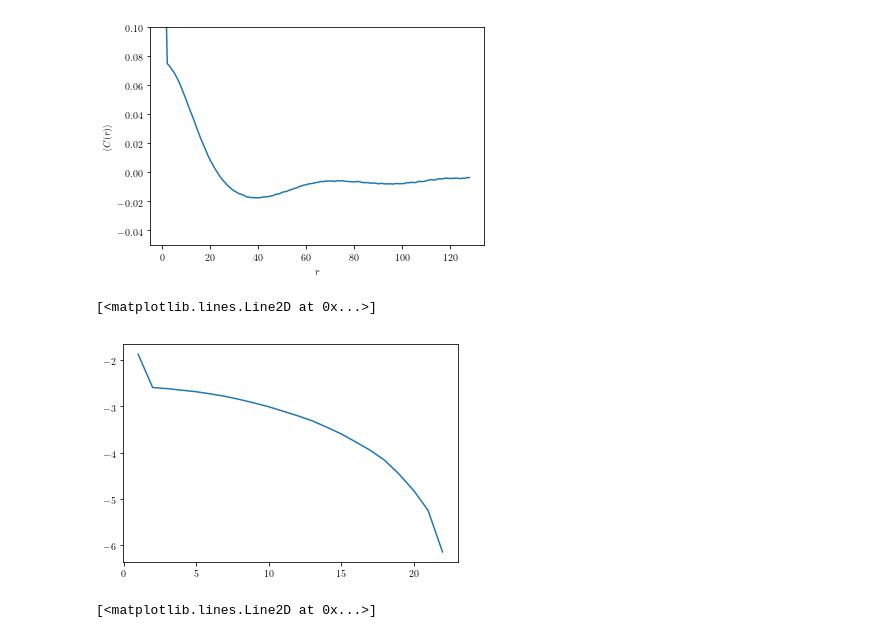
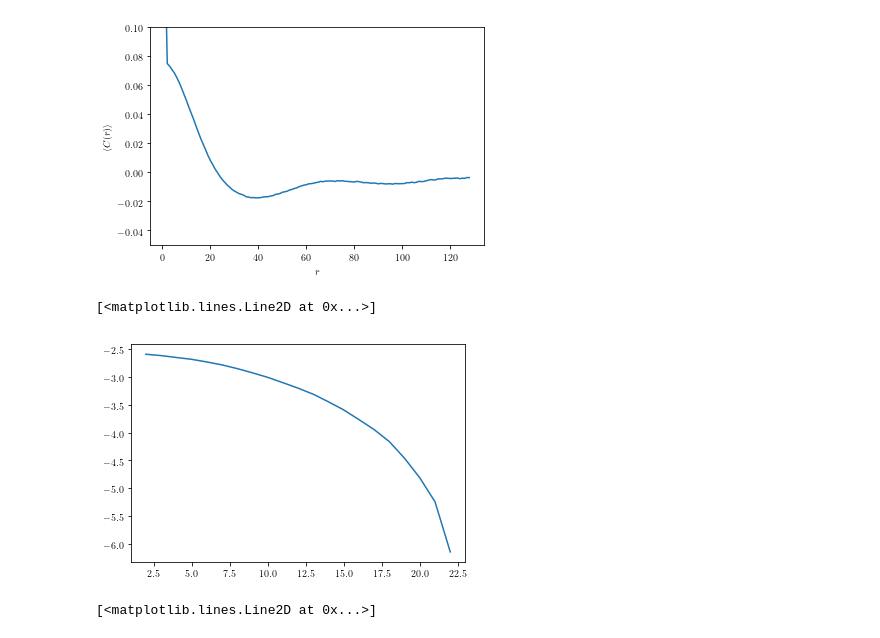
Before and after one commit to mlazarn/Summer18Research, a Jupyter notebook: MonteCarloSim/Untitled.ipynb, the cells around one changed output. Cells and saved outputs as stored; diff of their text form; code cells hidden in the pictures.

```diff
--- a/MonteCarloSim/Untitled.ipynb
+++ b/MonteCarloSim/Untitled.ipynb
@@ -30,13 +30,13 @@ ax1.set_ylim(bottom=-0.05, top=0.1)
 [figure]
 # %%
 fig10, ax10 = plt.subplots(facecolor="white")
-ax10.plot(r2[0:128], np.log(data2[288,0:128]))
+ax10.plot(r2[1:128], np.log(data2[288,1:128]))
 #ax10.set_xlabel(r'$r$')
 #ax10.set_ylabel(r'$\langle C(r)\rangle$')
 #ax10.set_ylim(bottom=-0.05, top=0.1)
 # %% [output]
 [<matplotlib.lines.Line2D at 0x...>]
-[figure, old version]
+[figure, new version]
 # %%
 specdat1 = fft(data2[288,1:128])
 freq = fftfreq(127)
```
Also changed, not shown: parts of 2 cells of this notebook, 9 other files.
